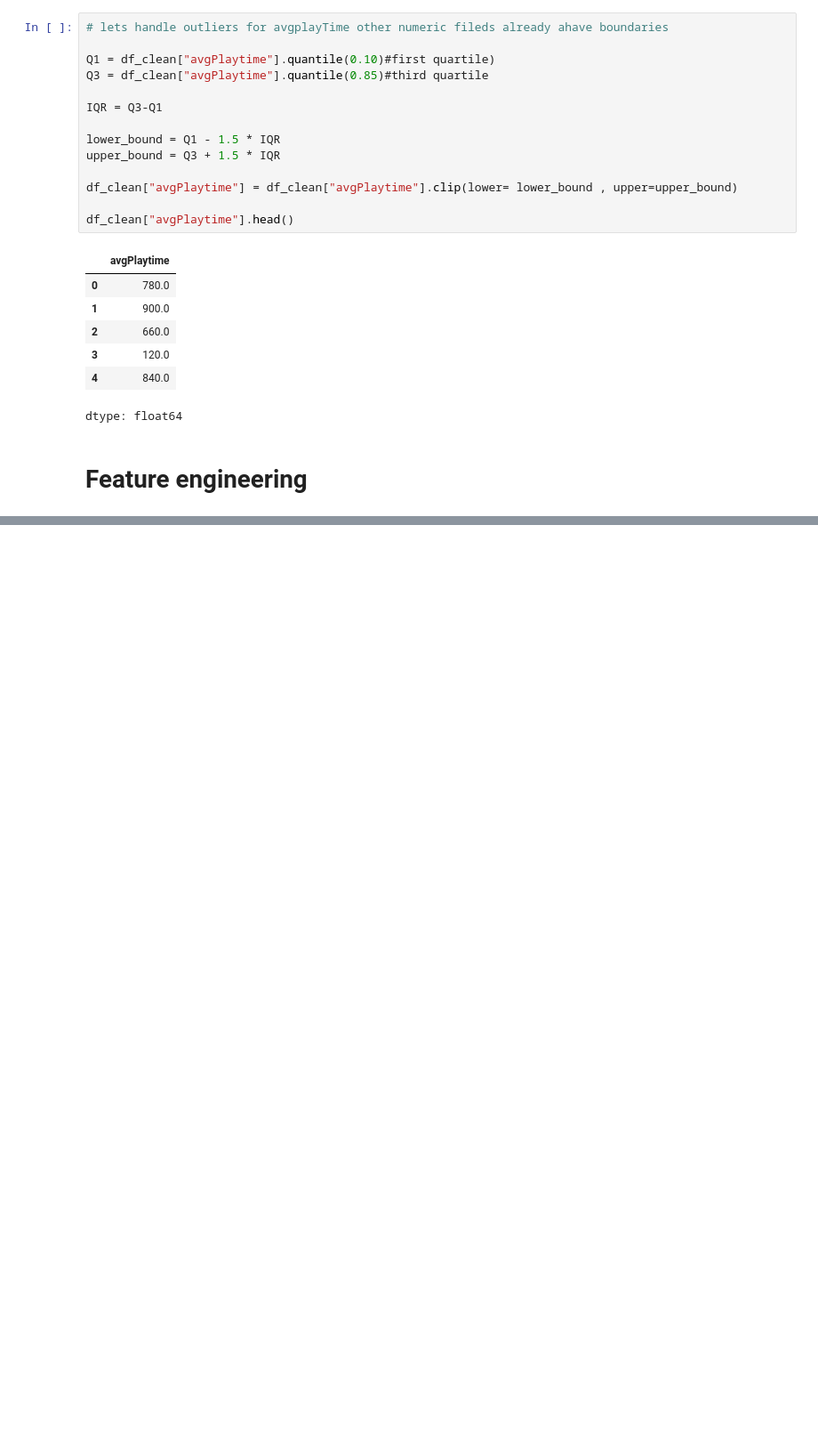
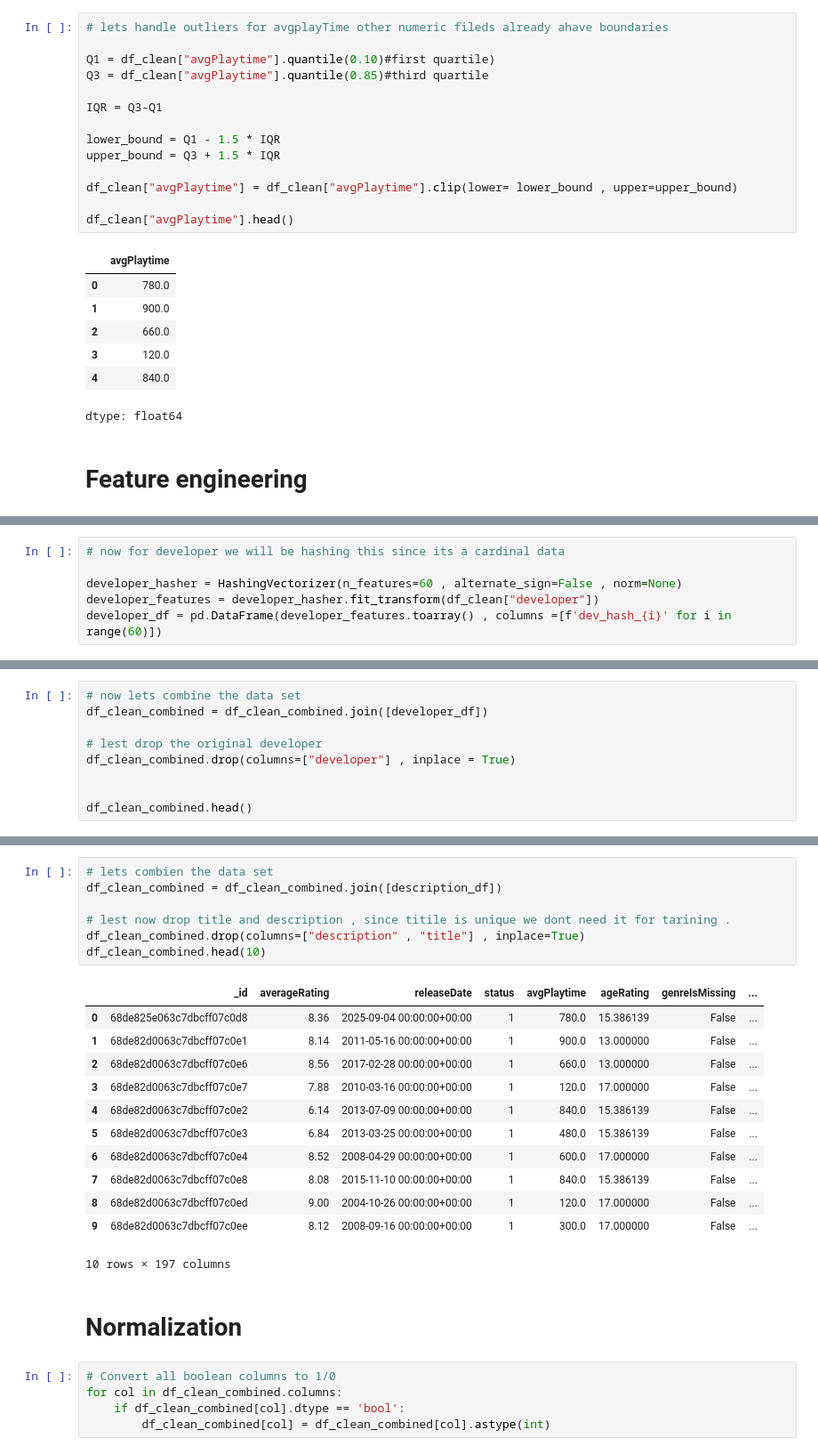
Before and after one commit to Shruthikshetty/media-logger-recommender, a Jupyter notebook: training_notebooks/games_recommendation_model.ipynb, the cells around one changed output, grey strips where cells are left out. Shown at 89% size. Saved outputs shown, nothing was run; the diff lists cells and outputs as text; blank space fills up the shorter version.

```diff
--- a/training_notebooks/games_recommendation_model.ipynb
+++ b/training_notebooks/games_recommendation_model.ipynb
@@ -903,0 +1038,6 @@ dtype: float64
+# %%
+# now for developer we will be hashing this since its a cardinal data
+
+developer_hasher = HashingVectorizer(n_features=60 , alternate_sign=False , norm=None)
+developer_features = developer_hasher.fit_transform(df_clean["developer"])
+developer_df = pd.DataFrame(developer_features.toarray() , columns =[f'dev_hash_{i}' for i in range(60)])
@@ -903,0 +1054,9 @@ dtype: float64
+# %%
+# now lets combine the data set
+df_clean_combined = df_clean_combined.join([developer_df])
+
+# lest drop the original developer
+df_clean_combined.drop(columns=["developer"] , inplace = True)
+
+
+df_clean_combined.head()
@@ -903,0 +1094,27 @@ dtype: float64
+# %%
+# lets combien the data set
+df_clean_combined = df_clean_combined.join([description_df])
+
+# lest now drop title and description , since titile is unique we dont need it for tarining .
+df_clean_combined.drop(columns=["description" , "title"] , inplace=True)
+df_clean_combined.head(10)
+# %% [output]
+|  | _id | averageRating | releaseDate | status | avgPlaytime | ageRating | genreIsMissing | ... |
+| 0 | 68de825e063c7dbcff07c0d8 | 8.36 | 2025-09-04 00:00:00+00:00 | 1 | 780.0 | 15.386139 | False | ... |
+| 1 | 68de82d0063c7dbcff07c0e1 | 8.14 | 2011-05-16 00:00:00+00:00 | 1 | 900.0 | 13.000000 | False | ... |
+| 2 | 68de82d0063c7dbcff07c0e6 | 8.56 | 2017-02-28 00:00:00+00:00 | 1 | 660.0 | 13.000000 | False | ... |
+| 3 | 68de82d0063c7dbcff07c0e7 | 7.88 | 2010-03-16 00:00:00+00:00 | 1 | 120.0 | 17.000000 | False | ... |
+| 4 | 68de82d0063c7dbcff07c0e2 | 6.14 | 2013-07-09 00:00:00+00:00 | 1 | 840.0 | 15.386139 | False | ... |
+| 5 | 68de82d0063c7dbcff07c0e3 | 6.84 | 2013-03-25 00:00:00+00:00 | 1 | 480.0 | 15.386139 | False | ... |
+| 6 | 68de82d0063c7dbcff07c0e4 | 8.52 | 2008-04-29 00:00:00+00:00 | 1 | 600.0 | 17.000000 | False | ... |
+| 7 | 68de82d0063c7dbcff07c0e8 | 8.08 | 2015-11-10 00:00:00+00:00 | 1 | 840.0 | 15.386139 | False | ... |
+| 8 | 68de82d0063c7dbcff07c0ed | 9.00 | 2004-10-26 00:00:00+00:00 | 1 | 120.0 | 17.000000 | False | ... |
+| 9 | 68de82d0063c7dbcff07c0ee | 8.12 | 2008-09-16 00:00:00+00:00 | 1 | 300.0 | 17.000000 | False | ... |
+10 rows × 197 columns
+# %% [markdown]
+# **Normalization**
+# %%
+# Convert all boolean columns to 1/0
+for col in df_clean_combined.columns:
+    if df_clean_combined[col].dtype == 'bool':
+        df_clean_combined[col] = df_clean_combined[col].astype(int)
```
Also changed, not shown: parts of 32 cells of this notebook.
